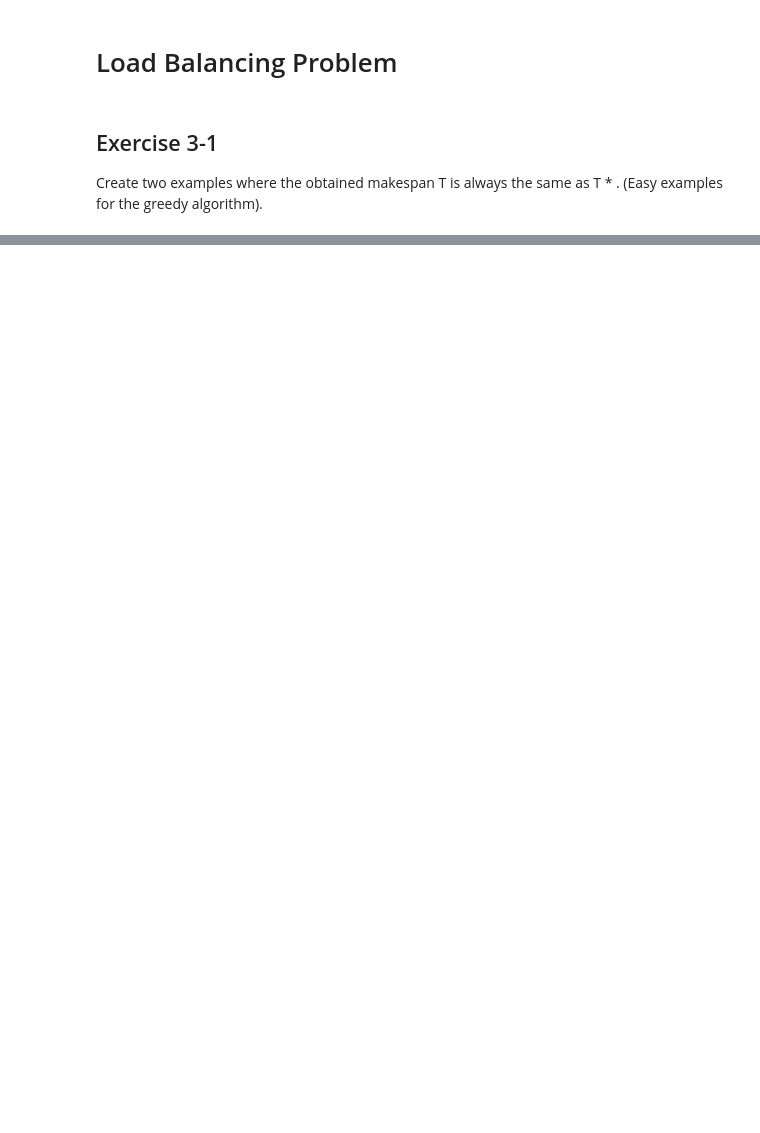
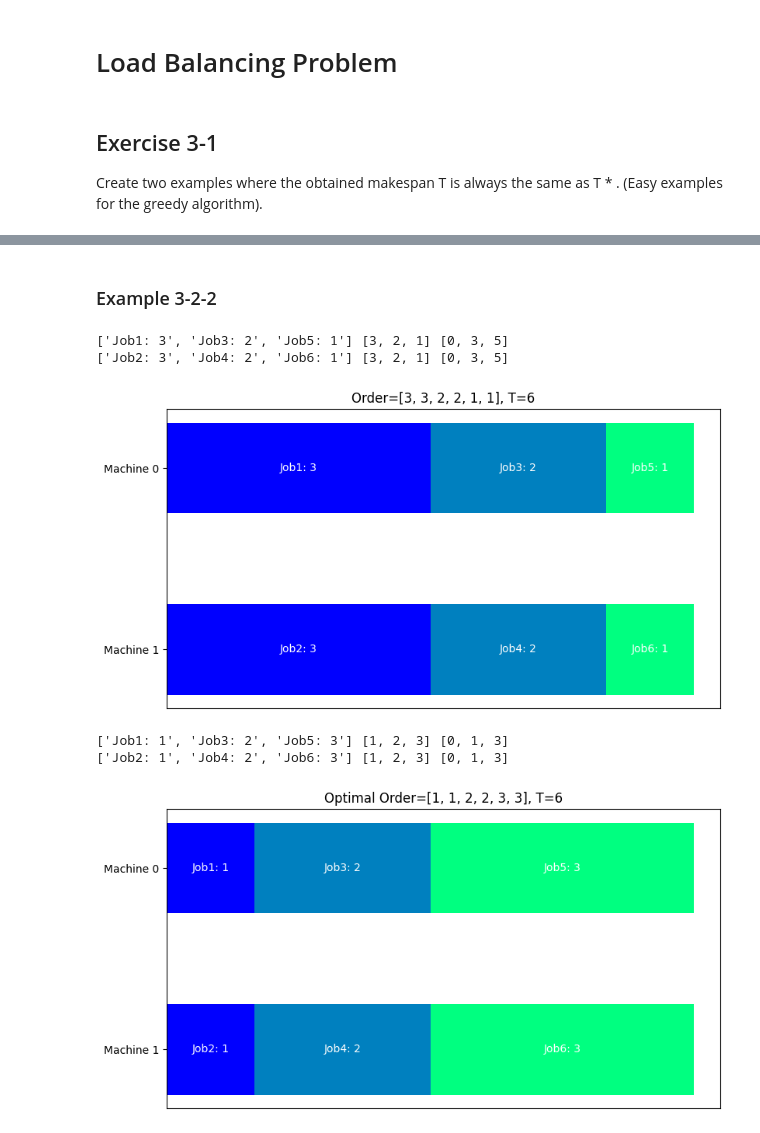
Before and after one commit to AbaoFromCUG/CSE5003_homework, a Jupyter notebook: homework_4/homework_4.ipynb, the cells around one changed output, grey strips where cells are left out. Cells and saved outputs as stored; diff of their text form; code cells hidden in the pictures; blank space fills up the shorter version.

```diff
--- a/homework_4/homework_4.ipynb
+++ b/homework_4/homework_4.ipynb
@@ -84,0 +144,42 @@ plt.show()
+# %% [markdown]
+### Example 3-2-2
+# %%
+
+
+order_complex_jobs = [
+    ["Job1", 3],
+    ["Job2", 3],
+    ["Job3", 2],
+    ["Job4", 2],
+    ["Job5", 1],
+    ["Job6", 1],
+]
+
+order_complex_jobs_assigned, order_complex_jobs_T = greedy_solution(2, order_complex_jobs)
+
+draw_assigned(order_complex_jobs_assigned)
+plt.title(f"Order=[3, 3, 2, 2, 1, 1], T={order_complex_jobs_T}")
+plt.show()
+
+
+order_complex_jobs = [
+    ["Job1", 1],
+    ["Job2", 1],
+    ["Job3", 2],
+    ["Job4", 2],
+    ["Job5", 3],
+    ["Job6", 3],
+]
+
+order_complex_jobs_assigned, order_complex_jobs_T = greedy_solution(2, order_complex_jobs)
+
+draw_assigned(order_complex_jobs_assigned)
+plt.title(f"Optimal Order=[1, 1, 2, 2, 3, 3], T={order_complex_jobs_T}")
+plt.show()
+# %% [output]
+['Job1: 3', 'Job3: 2', 'Job5: 1'] [3, 2, 1] [0, 3, 5]
+['Job2: 3', 'Job4: 2', 'Job6: 1'] [3, 2, 1] [0, 3, 5]
+[figure, added]
+['Job1: 1', 'Job3: 2', 'Job5: 3'] [1, 2, 3] [0, 1, 3]
+['Job2: 1', 'Job4: 2', 'Job6: 3'] [1, 2, 3] [0, 1, 3]
+[figure, added]
```
Also changed, not shown: parts of 9 cells of this notebook.
